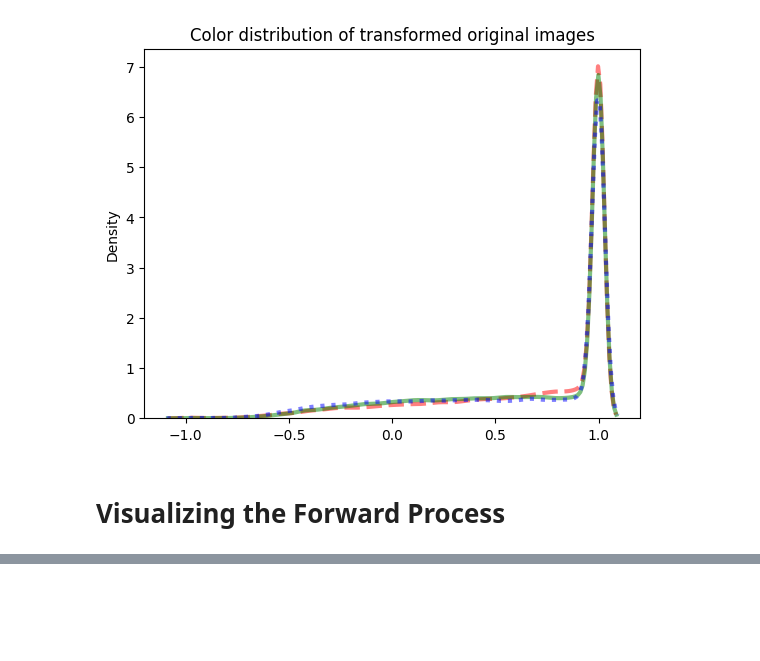
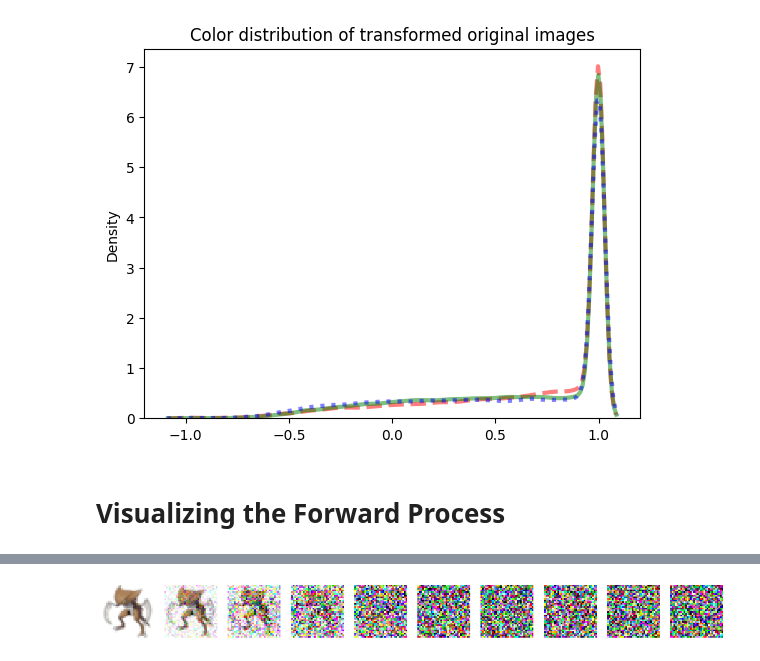
Before and after one commit to Jongminnnnnn/diffusion_experiments_imperial_college_london, a Jupyter notebook: Practical_Project.ipynb, the cells around one changed output, grey strips where cells are left out. Cells and saved outputs as stored; diff of their text form; code cells hidden in the pictures; blank space fills up the shorter version.

Commit message:
Forward process function check

```diff
--- a/Practical_Project.ipynb
+++ b/Practical_Project.ipynb
@@ -398,0 +369,80 @@ show_from_image_list(img_list, filename = 'forward_grid.png')
+# %%
+#Define noise scheduling
+def linear_beta_schedule(timesteps, beta_start=1e-4, beta_end=0.02):
+    """
+    Create a linearly spaced beta schedule.
+
+    Args:
+        timesteps (int): Number of timesteps in the diffusion process.
+        beta_start (float): Starting value of beta.
+        beta_end (float): Ending value of beta.
+
+    Returns:
+        torch.Tensor: A tensor containing linearly spaced beta values.
+    """
+    return torch.linspace(beta_start, beta_end, timesteps)
+
+# Define beta and alpha schedules
+TIMESTEPS = 100
+beta_schedule = linear_beta_schedule(TIMESTEPS)
+alpha_schedule = 1.0 - beta_schedule
+alpha_cumprod = torch.cumprod(alpha_schedule, dim=0)  # Cumulative product of alphas
+
+
+#Forward Process
+def one_step_forward(img, t, alpha_cumprod):
+    """
+    Perform one step of the forward process by adding noise.
+
+    Args:
+        img (torch.Tensor): Input image tensor (x_0).
+        t (int): Current timestep.
+        alpha_cumprod (torch.Tensor): Cumulative product of alphas up to time t.
+
+    Returns:
+        torch.Tensor: Noised image (x_t).
+    """
+    sqrt_alpha_t = torch.sqrt(alpha_cumprod[t])  # sqrt(alpha_t)
+    sqrt_one_minus_alpha_t = torch.sqrt(1 - alpha_cumprod[t])  # sqrt(1 - alpha_t)
+    noise = torch.randn_like(img, device=DEVICE)  # Random noise
+
+    # Add noise to the image
+    return sqrt_alpha_t * img + sqrt_one_minus_alpha_t * noise
+
+#Forward animation
+def create_forward_animation(dataset, alpha_cumprod, timesteps=100):
+    """
+    Create an animation of the forward process.
+
+    Args:
+        dataset (Dataset): Dataset containing the images.
+        alpha_cumprod (torch.Tensor): Cumulative product of alphas.
+        timesteps (int): Number of timesteps in the diffusion process.
+
+    Returns:
+        list: List of PIL images showing the forward process.
+    """
+    img = dataset.img_list[0].to(DEVICE)  # Take the first image from the dataset
+    img_list = []  # To store intermediate images
+
+    # Add the initial image (step 0) to the list
+    img_list.append(tensor_to_img(img))
+
+    # Generate images for each timestep
+    for t in range(timesteps):
+        img = one_step_forward(img, t=t, alpha_cumprod=alpha_cumprod)
+        img_list.append(tensor_to_img(img))  # Convert tensor to PIL image
+
+    return img_list
+
+# Create Forward Process animation
+img_list = create_forward_animation(dataset, alpha_cumprod, timesteps=TIMESTEPS)
+
+# Save as GIF file
+imageio.mimsave("forward_animate.gif", img_list, fps=10)
+print("GIF saved as 'forward_animate.gif'")
+
+# Print Forward process image grid
+show_from_image_list(img_list, filename='forward_grid.png')
+print("Image grid saved as 'forward_grid.png'")
+# %% [output]
@@ -398,0 +451 @@ show_from_image_list(img_list, filename = 'forward_grid.png')
+[figure, added]
```
Also changed, not shown: parts of 9 cells of this notebook.
